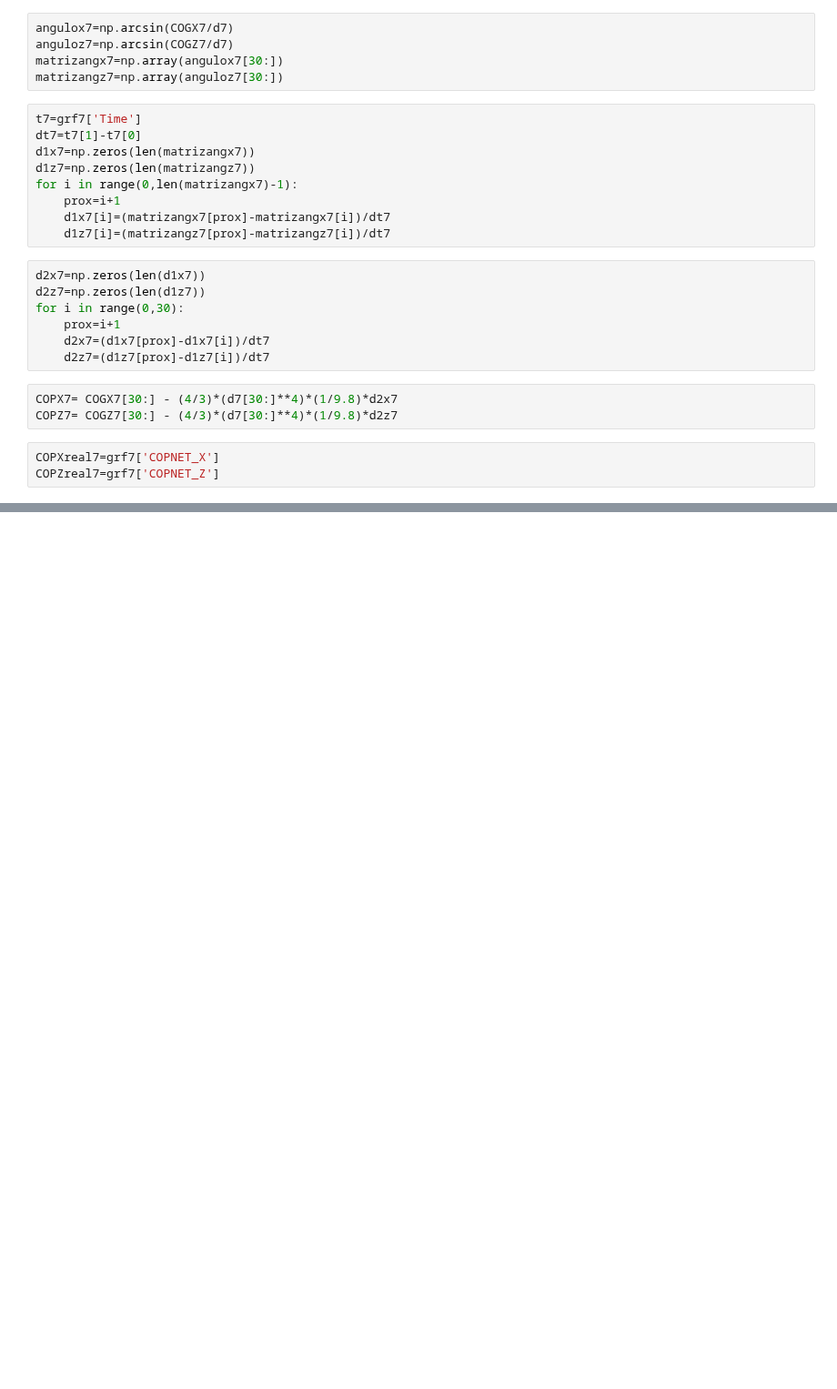
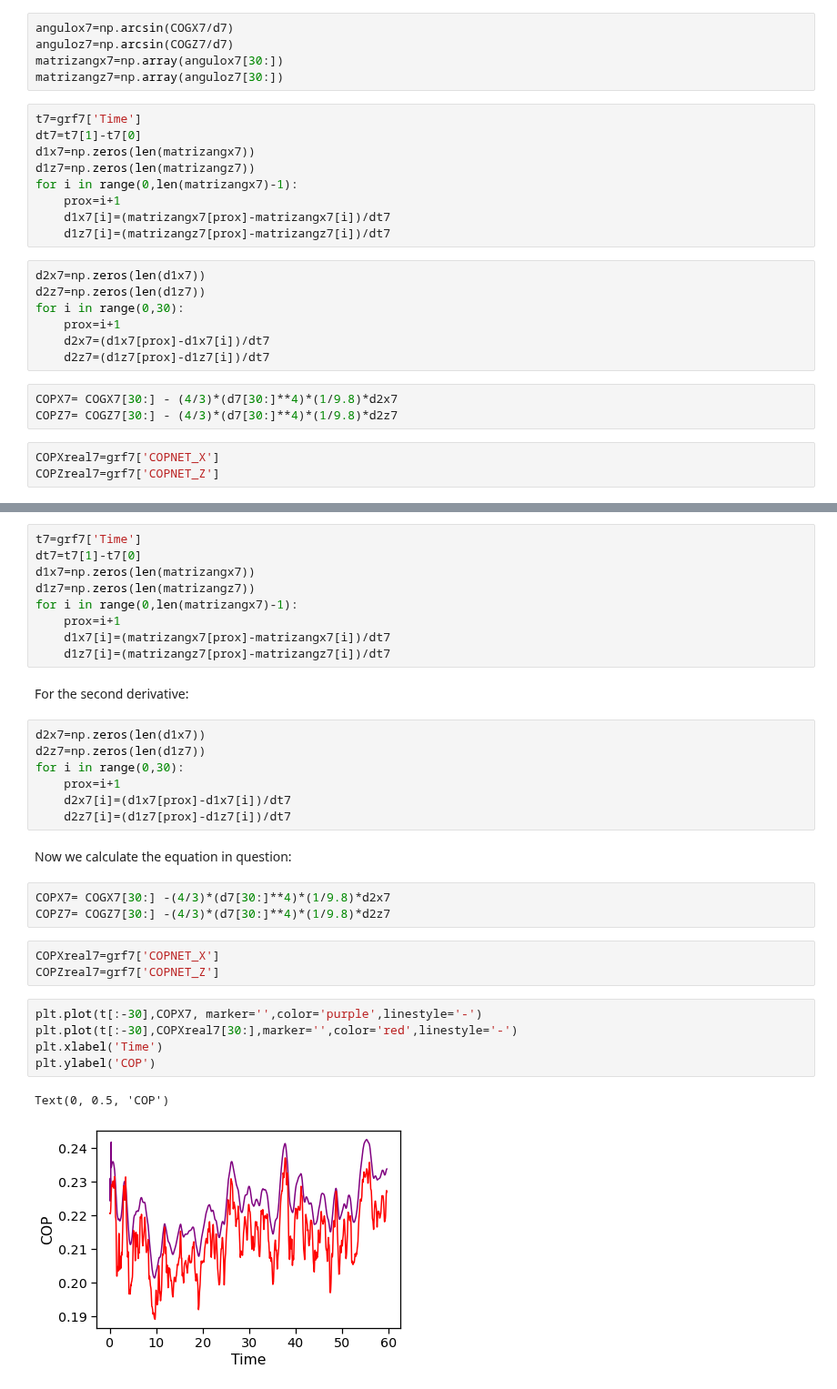
Before and after one commit to FernandaVanzini/COPandCOGestimar, a Jupyter notebook: Função2.ipynb, the cells around one changed output, grey strips where cells are left out. Shown at 91% size. Cells and saved outputs as stored; diff of their text form; blank space fills up the shorter version.

```diff
--- a/Função2.ipynb
+++ b/Função2.ipynb
@@ -468,0 +506,34 @@ Text(0, 0.5, 'COP')
+# %%
+t7=grf7['Time']
+dt7=t7[1]-t7[0]
+d1x7=np.zeros(len(matrizangx7))
+d1z7=np.zeros(len(matrizangz7))
+for i in range(0,len(matrizangx7)-1):
+    prox=i+1
+    d1x7[i]=(matrizangx7[prox]-matrizangx7[i])/dt7
+    d1z7[i]=(matrizangz7[prox]-matrizangz7[i])/dt7
+# %% [markdown]
+For the second derivative:
+# %%
+d2x7=np.zeros(len(d1x7))
+d2z7=np.zeros(len(d1z7))
+for i in range(0,30):
+    prox=i+1
+    d2x7[i]=(d1x7[prox]-d1x7[i])/dt7
+    d2z7[i]=(d1z7[prox]-d1z7[i])/dt7
+# %% [markdown]
+Now we calculate the equation in question:
+# %%
+COPX7= COGX7[30:] -(4/3)*(d7[30:]**4)*(1/9.8)*d2x7
+COPZ7= COGZ7[30:] -(4/3)*(d7[30:]**4)*(1/9.8)*d2z7
+# %%
+COPXreal7=grf7['COPNET_X']
+COPZreal7=grf7['COPNET_Z']
+# %%
+plt.plot(t[:-30],COPX7, marker='',color='purple',linestyle='-')
+plt.plot(t[:-30],COPXreal7[30:],marker='',color='red',linestyle='-')
+plt.xlabel('Time')
+plt.ylabel('COP')
+# %% [output]
+Text(0, 0.5, 'COP')
+[figure, added]
```
Also changed, not shown: parts of 71 cells of this notebook.
